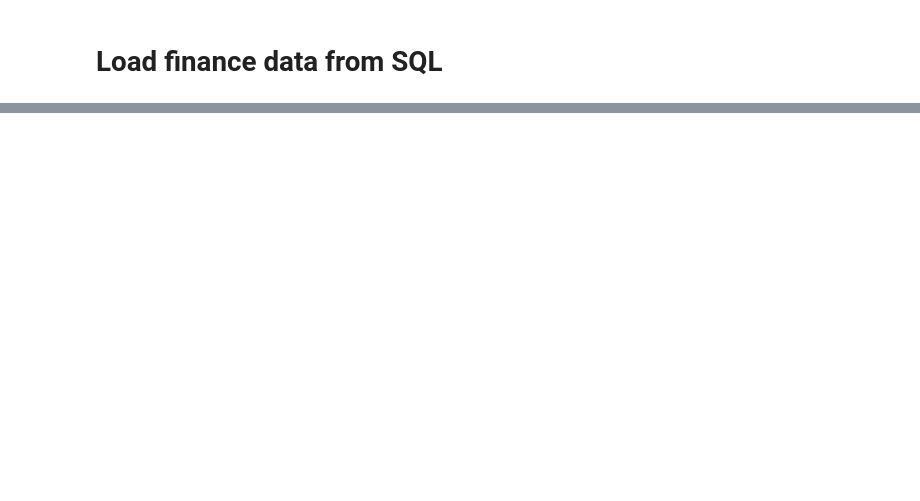
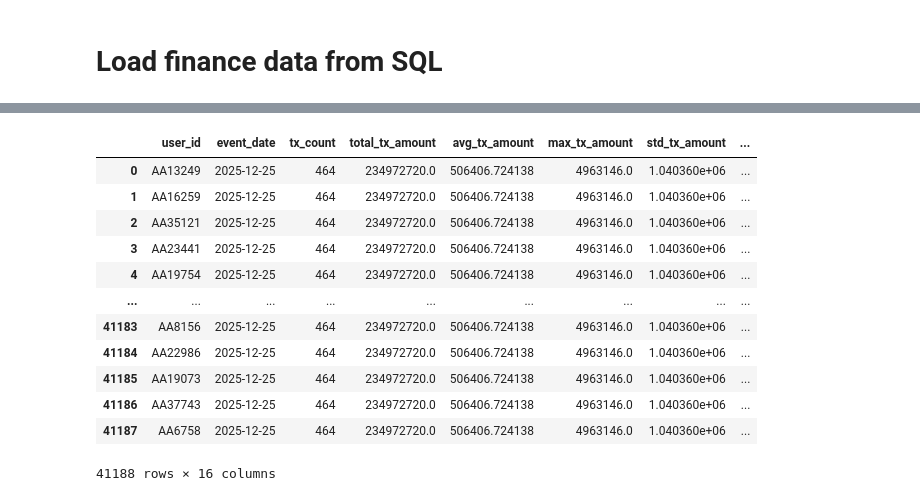
Before and after one commit to Mipjeiger/Financial-Services, a Jupyter notebook: notebooks/05_experiment_models.ipynb, the cells around one changed output, grey strips where cells are left out. Drawn from its saved outputs; the diff is of its cells as text; code cells hidden in the pictures; blank space fills up the shorter version.

```diff
--- a/notebooks/05_experiment_models.ipynb
+++ b/notebooks/05_experiment_models.ipynb
@@ -46,0 +17,31 @@ label_fraud
+# %%
+env_path = os.path.abspath("../.env")
+load_dotenv(dotenv_path=env_path)
+
+DB_USER = os.getenv("DB_USER")
+DB_PASSWORD = os.getenv("DB_PASSWORD")
+DB_HOST = os.getenv("DB_HOST")
+DB_PORT = os.getenv("DB_PORT")
+DB_NAME = os.getenv("DB_NAME")
+
+engine = create_engine(
+    f"postgresql+psycopg2://{DB_USER}:{DB_PASSWORD}@{DB_HOST}:{DB_PORT}/{DB_NAME}"
+)
+
+finance = pd.read_sql("SELECT * FROM feature.finance", engine)
+marketing = pd.read_sql("SELECT * FROM feature.marketing", engine)
+feature_marketing = pd.read_sql("SELECT * FROM feature.marketing", engine)
+feature_finance = pd.read_sql("SELECT * FROM feature.finance", engine)
+marketing_score = pd.read_sql("SELECT * FROM marketing_scores", engine)
+feature_finance_fraud = pd.read_sql("SELECT * FROM feature.finance_fraud_features", engine)
+feature_marketing_fraud = pd.read_sql("SELECT * FROM feature.marketing_fraud_features", engine)
+feature_fraud = pd.read_sql("SELECT * FROM feature.feature_fraud", engine)
+label_fraud = pd.read_sql("SELECT * FROM label.fraud_label", engine)
+feature_fraud_dataset = pd.read_sql("SELECT * FROM feature.training_fraud_dataset", engine)
+finance_fraud_daily = pd.read_sql("SELECT * FROM feature.finance_fraud_daily", engine)
+marketing_fraud_daily = pd.read_sql("SELECT * FROM feature.marketing_fraud_daily", engine)
+feature_fraud_daily = pd.read_sql("SELECT * FROM feature.feature_fraud_daily", engine)
+fraud_label_daily = pd.read_sql("SELECT * FROM label.fraud_label_daily", engine)
+training_fraud_daily = pd.read_sql("SELECT * FROM feature.training_fraud_daily", engine)
+daily_fraud_alert = pd.read_sql("SELECT * FROM alert.daily_fraud_alert", engine)
+pd.set_option('display.max_columns', None)
@@ -46,0 +70,16 @@ label_fraud
+# %%
+feature_fraud_dataset
+# %% [output]
+|  | user_id | event_date | tx_count | total_tx_amount | avg_tx_amount | max_tx_amount | std_tx_amount | ... |
+| 0 | AA13249 | 2025-12-25 | 464 | 234972720.0 | 506406.724138 | 4963146.0 | 1.040360e+06 | ... |
+| 1 | AA16259 | 2025-12-25 | 464 | 234972720.0 | 506406.724138 | 4963146.0 | 1.040360e+06 | ... |
+| 2 | AA35121 | 2025-12-25 | 464 | 234972720.0 | 506406.724138 | 4963146.0 | 1.040360e+06 | ... |
+| 3 | AA23441 | 2025-12-25 | 464 | 234972720.0 | 506406.724138 | 4963146.0 | 1.040360e+06 | ... |
+| 4 | AA19754 | 2025-12-25 | 464 | 234972720.0 | 506406.724138 | 4963146.0 | 1.040360e+06 | ... |
+| ... | ... | ... | ... | ... | ... | ... | ... | ... |
+| 41183 | AA8156 | 2025-12-25 | 464 | 234972720.0 | 506406.724138 | 4963146.0 | 1.040360e+06 | ... |
+| 41184 | AA22986 | 2025-12-25 | 464 | 234972720.0 | 506406.724138 | 4963146.0 | 1.040360e+06 | ... |
+| 41185 | AA19073 | 2025-12-25 | 464 | 234972720.0 | 506406.724138 | 4963146.0 | 1.040360e+06 | ... |
+| 41186 | AA37743 | 2025-12-25 | 464 | 234972720.0 | 506406.724138 | 4963146.0 | 1.040360e+06 | ... |
+| 41187 | AA6758 | 2025-12-25 | 464 | 234972720.0 | 506406.724138 | 4963146.0 | 1.040360e+06 | ... |
+41188 rows × 16 columns
```
Also changed, not shown: parts of 18 cells of this notebook, 3 other files.
